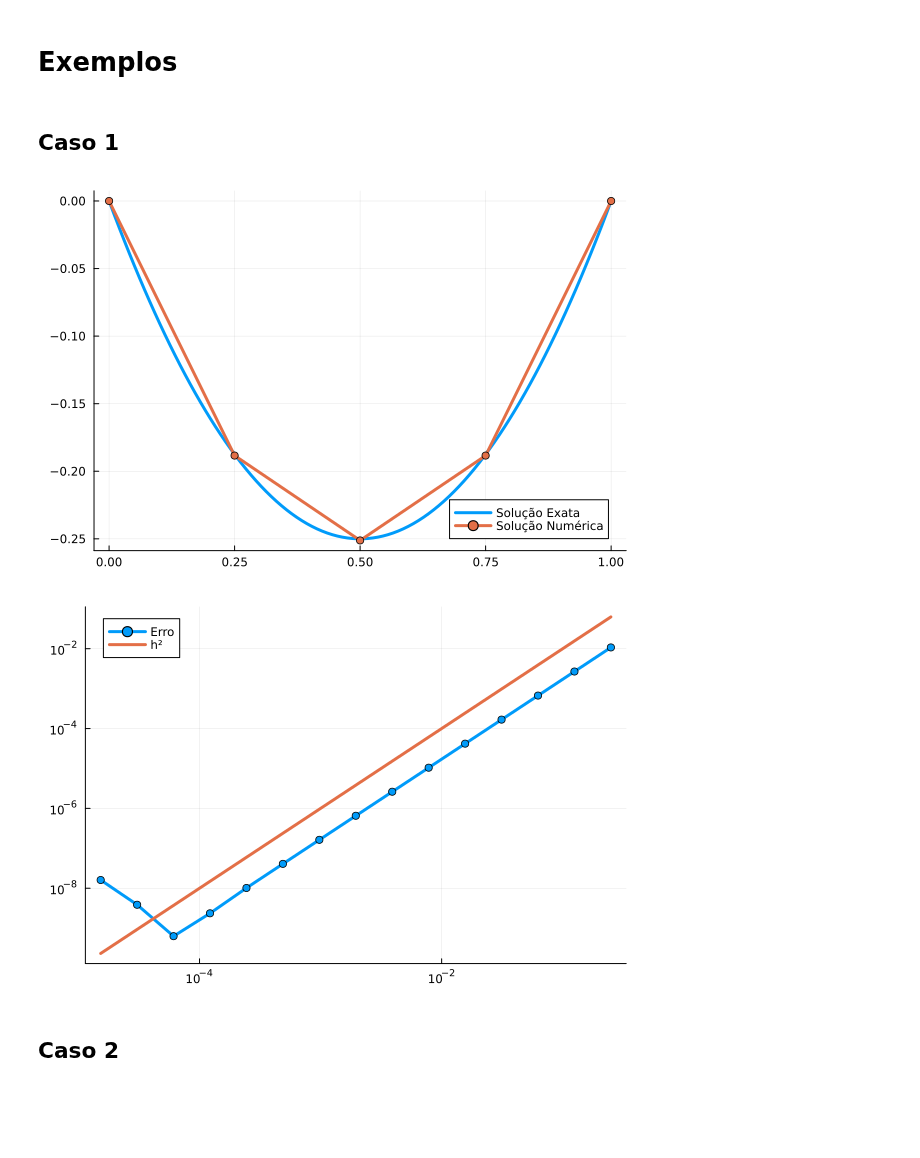
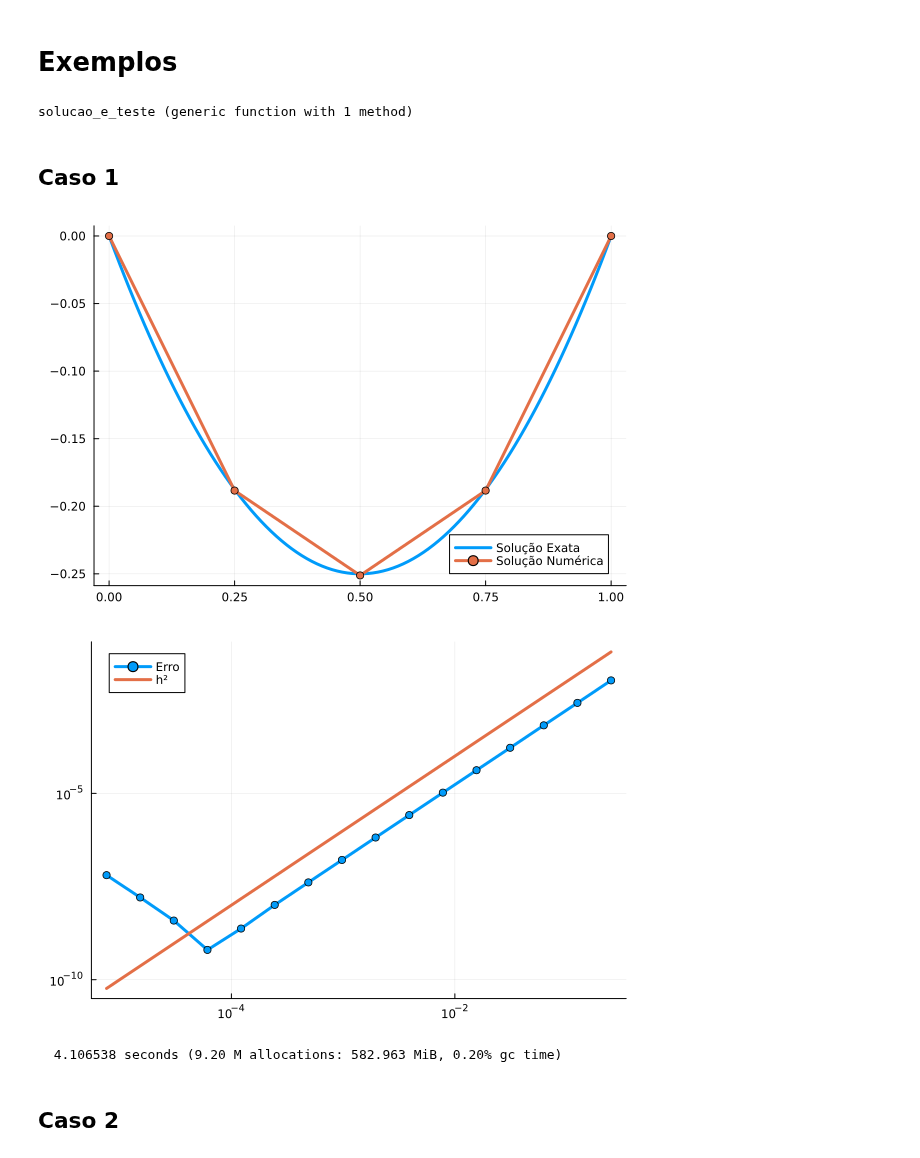
Before and after one commit to CarlosEduardoValladares/Elementos-Finitos-2024.2, a Jupyter notebook: elementos_finitos_02.ipynb, the cells around one changed output. Cells and saved outputs as stored; diff of their text form; code cells hidden in the pictures; blank space fills up the shorter version.

Commit message:
Estruturando uma função para rodar os testes e tomando o tempo

```diff
--- a/elementos_finitos_02.ipynb
+++ b/elementos_finitos_02.ipynb
@@ -242,36 +242,46 @@ function estudo_convergencia(n_testes, f, u, α, β)
     end
 
     plot(h_list, erros, lw=3, label="Erro", xscale = :log10, yscale = :log10, markershape=:circle)
-    plot!(h_list, h_list.^2, lw=3, label="h²", xscale = :log10, yscale = :log10, legend=:topleft)
+    display(plot!(h_list, h_list.^2, lw=3, label="h²", xscale = :log10, yscale = :log10, legend=:topleft))
 end
 # %% [output]
 estudo_convergencia (generic function with 1 method)
 # %% [markdown]
 # Exemplos
+# %%
+function solucao_e_teste(α, β, f, u, ne, n_testes)
+    LG = monta_LG(ne)
+    EQ = monta_EQ(ne)
+
+    EQoLG = EQ[LG]
+
+    K = monta_K_global(α, β, ne, EQoLG)
+    F = monta_F_global(f, α, β, ne, EQoLG)
+
+    c = K\F
+    uh = monta_uh(c)
+
+    plot_exact_and_numerical(ne, u, uh, true)
+    estudo_convergencia(n_testes, f, u, α, β)
+
+    return
+end
+# %% [output]
+solucao_e_teste (generic function with 1 method)
 # %% [markdown]
 ## Caso 1
-# %%
-α = 1.0
-β = 1.0
-ne = 4
-
-LG = monta_LG(ne)
-EQ = monta_EQ(ne)
-
-EQoLG = EQ[LG]
-
-K = monta_K_global(α, β, ne, EQoLG)
-F = monta_F_global(f1, α, β, ne, EQoLG)
-
-c = K\F
-uh = monta_uh(c)
-
-plot_exact_and_numerical(ne, u1, uh, true)
-
-n_testes = 16
-estudo_convergencia(n_testes, f1, u1, α, β)
-# %% [output]
-[figure, removed]
-[figure, removed]
+# %%
+α = 1.0
+β = 1.0
+f = f1
+u = u1
+ne = 4
+n_testes = 17
+
+@time solucao_e_teste(α, β, f, u, ne, n_testes)
+# %% [output]
+[figure, added]
+[figure, added]
+  4.106538 seconds (9.20 M allocations: 582.963 MiB, 0.20% gc time)
 # %% [markdown]
 ## Caso 2
```
Also changed, not shown: parts of 7 cells of this notebook.
